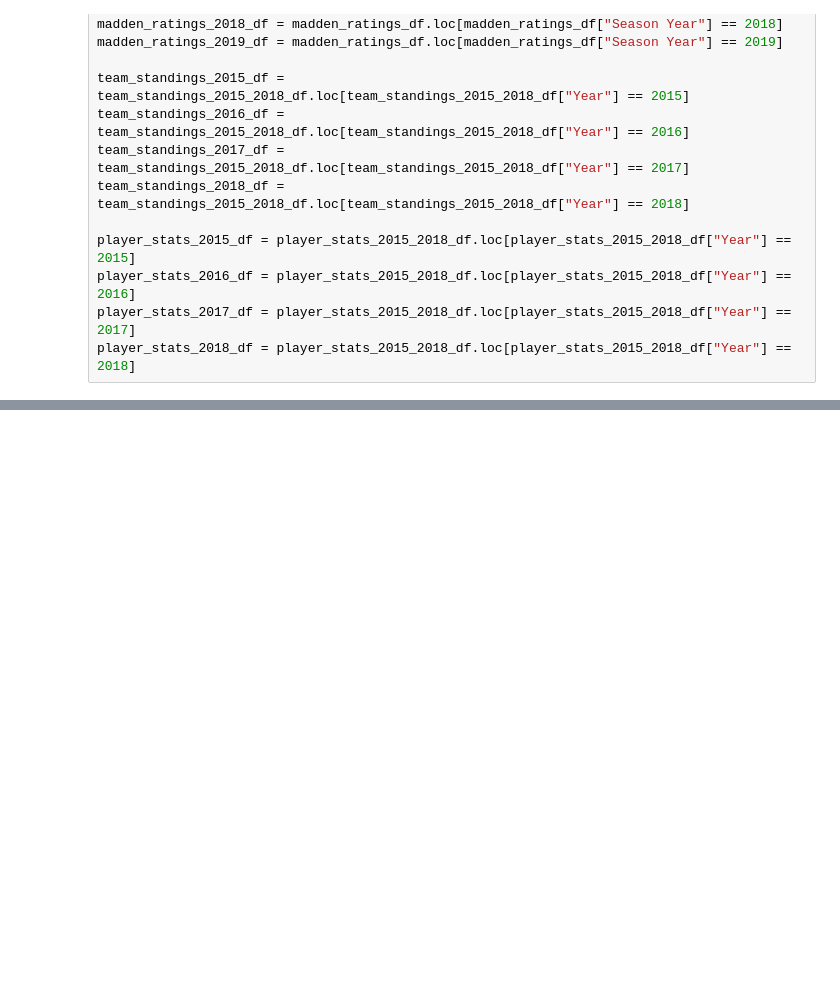
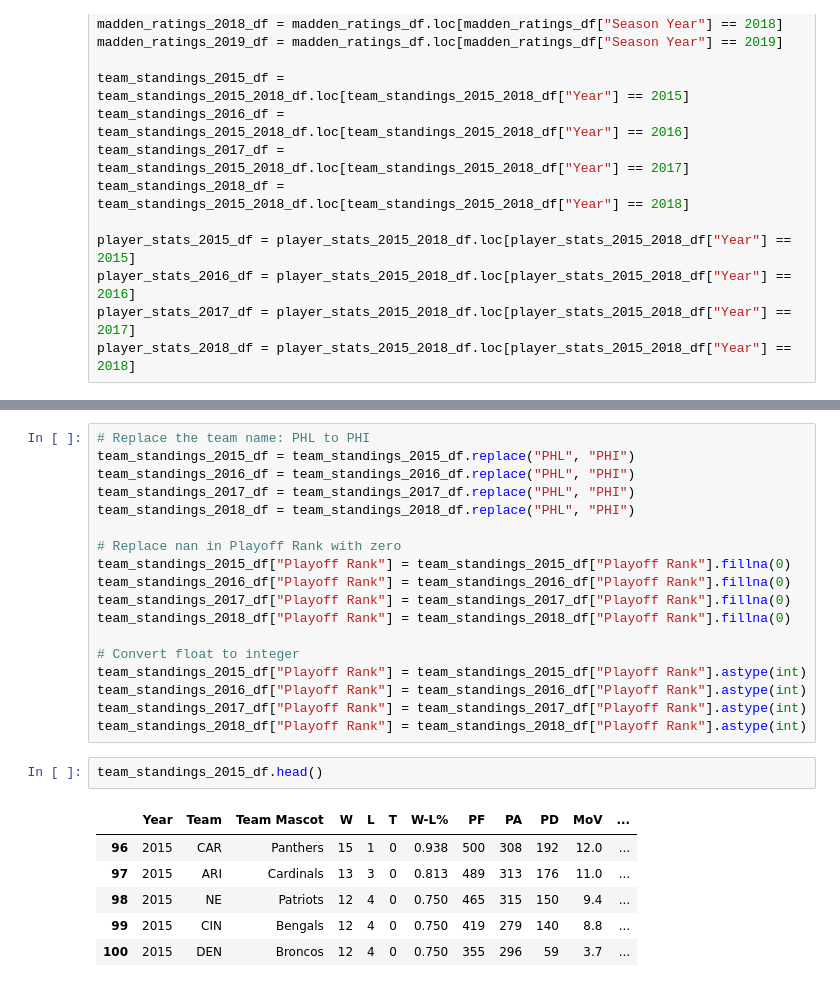
Before and after one commit to 00geist00/project-one, a Jupyter notebook: data_import.ipynb, the cells around one changed output, grey strips where cells are left out. Drawn from its saved outputs; the diff is of its cells as text; blank space fills up the shorter version.

```diff
--- a/data_import.ipynb
+++ b/data_import.ipynb
@@ -70,0 +170,27 @@ player_stats_2018_df = player_stats_2015_2018_df.loc[player_stats_2015_2018_df["
+# %%
+# Replace the team name: PHL to PHI
+team_standings_2015_df = team_standings_2015_df.replace("PHL", "PHI")
+team_standings_2016_df = team_standings_2016_df.replace("PHL", "PHI")
+team_standings_2017_df = team_standings_2017_df.replace("PHL", "PHI")
+team_standings_2018_df = team_standings_2018_df.replace("PHL", "PHI")
+
+# Replace nan in Playoff Rank with zero
+team_standings_2015_df["Playoff Rank"] = team_standings_2015_df["Playoff Rank"].fillna(0)
+team_standings_2016_df["Playoff Rank"] = team_standings_2016_df["Playoff Rank"].fillna(0)
+team_standings_2017_df["Playoff Rank"] = team_standings_2017_df["Playoff Rank"].fillna(0)
+team_standings_2018_df["Playoff Rank"] = team_standings_2018_df["Playoff Rank"].fillna(0)
+
+# Convert float to integer
+team_standings_2015_df["Playoff Rank"] = team_standings_2015_df["Playoff Rank"].astype(int)
+team_standings_2016_df["Playoff Rank"] = team_standings_2016_df["Playoff Rank"].astype(int)
+team_standings_2017_df["Playoff Rank"] = team_standings_2017_df["Playoff Rank"].astype(int)
+team_standings_2018_df["Playoff Rank"] = team_standings_2018_df["Playoff Rank"].astype(int)
+# %%
+team_standings_2015_df.head()
+# %% [output]
+|  | Year | Team | Team Mascot | W | L | T | W-L% | PF | PA | PD | MoV | ... |
+| 96 | 2015 | CAR | Panthers | 15 | 1 | 0 | 0.938 | 500 | 308 | 192 | 12.0 | ... |
+| 97 | 2015 | ARI | Cardinals | 13 | 3 | 0 | 0.813 | 489 | 313 | 176 | 11.0 | ... |
+| 98 | 2015 | NE | Patriots | 12 | 4 | 0 | 0.750 | 465 | 315 | 150 | 9.4 | ... |
+| 99 | 2015 | CIN | Bengals | 12 | 4 | 0 | 0.750 | 419 | 279 | 140 | 8.8 | ... |
+| 100 | 2015 | DEN | Broncos | 12 | 4 | 0 | 0.750 | 355 | 296 | 59 | 3.7 | ... |
```
Also changed, not shown: parts of 18 cells of this notebook, 2 other files.
